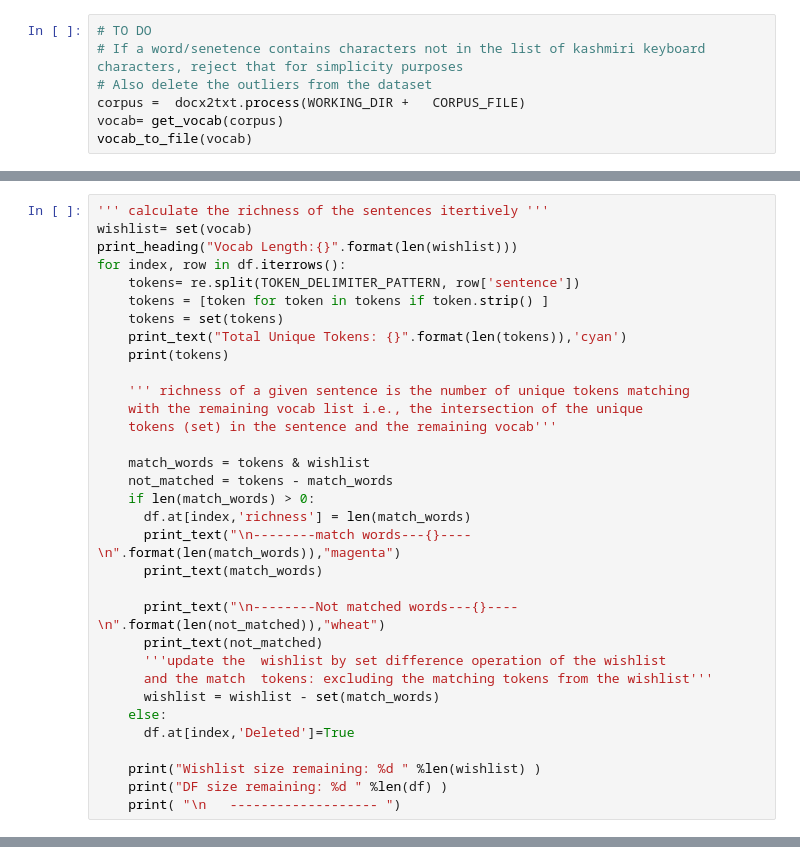
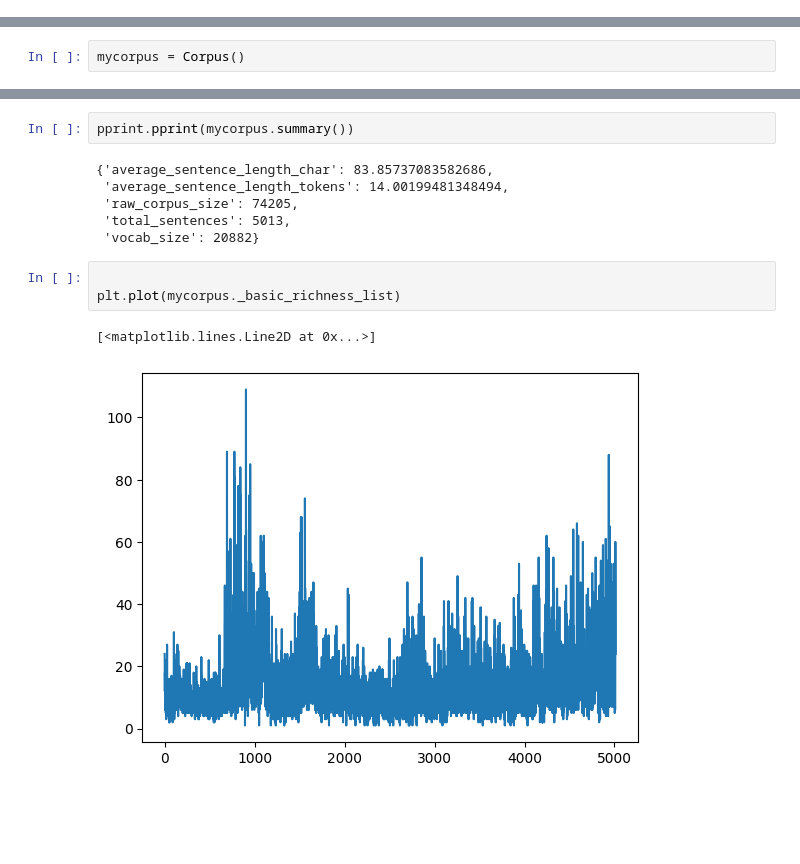
Before and after one commit to mshafi710/kttsdataenrichment, a Jupyter notebook: Text_Extraction.ipynb, the cells around one changed output, grey strips where cells are left out. Cells and saved outputs as stored; diff of their text form; blank space fills up the shorter version.

Commit message:
added tqdm for progress bar, generated graphs

```diff
--- a/Text_Extraction.ipynb
+++ b/Text_Extraction.ipynb
@@ -113,7 +64,0 @@ def sentence_richness(sentence):
-# %%
-# TO DO
-# If a word/senetence contains characters not in the list of kashmiri keyboard characters, reject that for simplicity purposes
-# Also delete the outliers from the dataset
-corpus =  docx2txt.process(WORKING_DIR +   CORPUS_FILE)
-vocab= get_vocab(corpus)
-vocab_to_file(vocab)
@@ -166,33 +64,0 @@ df
-# %%
-''' calculate the richness of the sentences itertively '''
-wishlist= set(vocab)
-print_heading("Vocab Length:{}".format(len(wishlist)))
-for index, row in df.iterrows():
-    tokens= re.split(TOKEN_DELIMITER_PATTERN, row['sentence'])
-    tokens = [token for token in tokens if token.strip() ]
-    tokens = set(tokens)
-    print_text("Total Unique Tokens: {}".format(len(tokens)),'cyan')
-    print(tokens)
-
-    ''' richness of a given sentence is the number of unique tokens matching
-    with the remaining vocab list i.e., the intersection of the unique
-    tokens (set) in the sentence and the remaining vocab'''
-
-    match_words = tokens & wishlist
-    not_matched = tokens - match_words
-    if len(match_words) > 0:
-      df.at[index,'richness'] = len(match_words)
-      print_text("\n--------match words---{}----\n".format(len(match_words)),"magenta")
-      print_text(match_words)
-
-      print_text("\n--------Not matched words---{}----\n".format(len(not_matched)),"wheat")
-      print_text(not_matched)
-      '''update the  wishlist by set difference operation of the wishlist
-      and the match  tokens: excluding the matching tokens from the wishlist'''
-      wishlist = wishlist - set(match_words)
-    else:
-      df.at[index,'Deleted']=True
-
-    print("Wishlist size remaining: %d " %len(wishlist) )
-    print("DF size remaining: %d " %len(df) )
-    print( "\n   ------------------- ")
@@ -204,0 +283,2 @@ df.to_csv(WORKING_DIR + ENRICHED_FILENAME_FINAL)
+# %%
+mycorpus = Corpus()
@@ -204,0 +313,14 @@ df.to_csv(WORKING_DIR + ENRICHED_FILENAME_FINAL)
+# %%
+pprint.pprint(mycorpus.summary())
+# %% [output]
+{'average_sentence_length_char': 83.85737083582686,
+ 'average_sentence_length_tokens': 14.00199481348494,
+ 'raw_corpus_size': 74205,
+ 'total_sentences': 5013,
+ 'vocab_size': 20882}
+# %%
+
+plt.plot(mycorpus._basic_richness_list)
+# %% [output]
+[<matplotlib.lines.Line2D at 0x...>]
+[figure, added]
```
Also changed, not shown: parts of 20 cells of this notebook.
